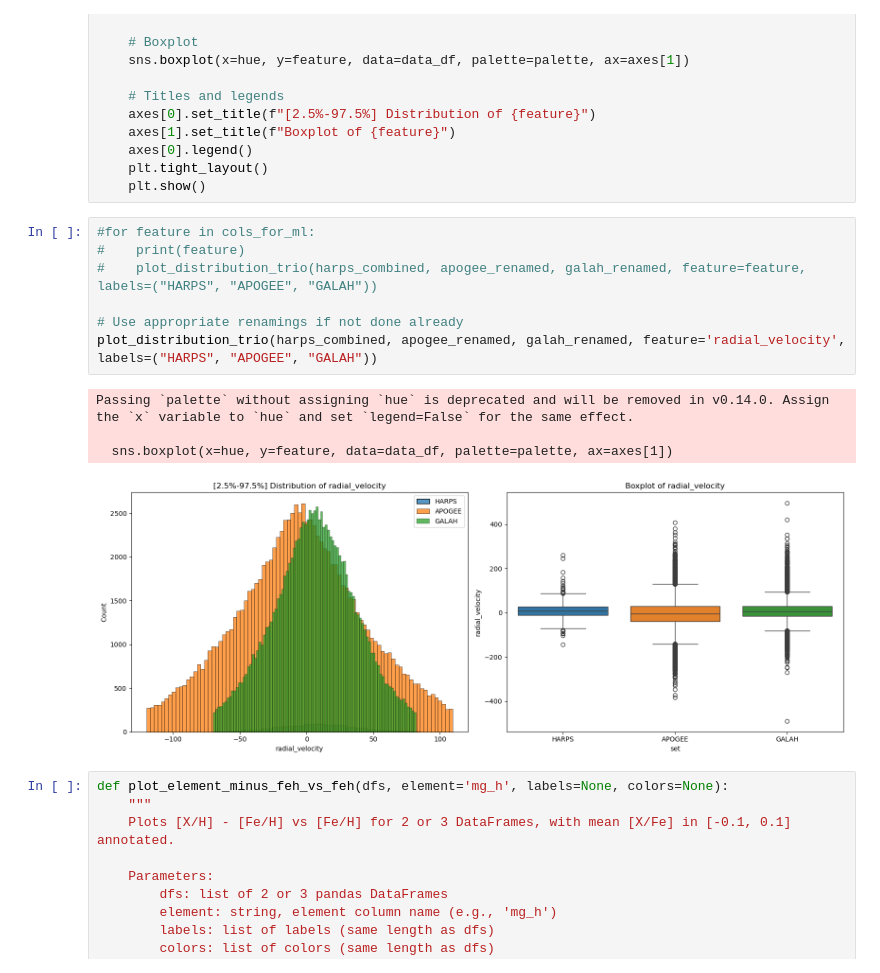
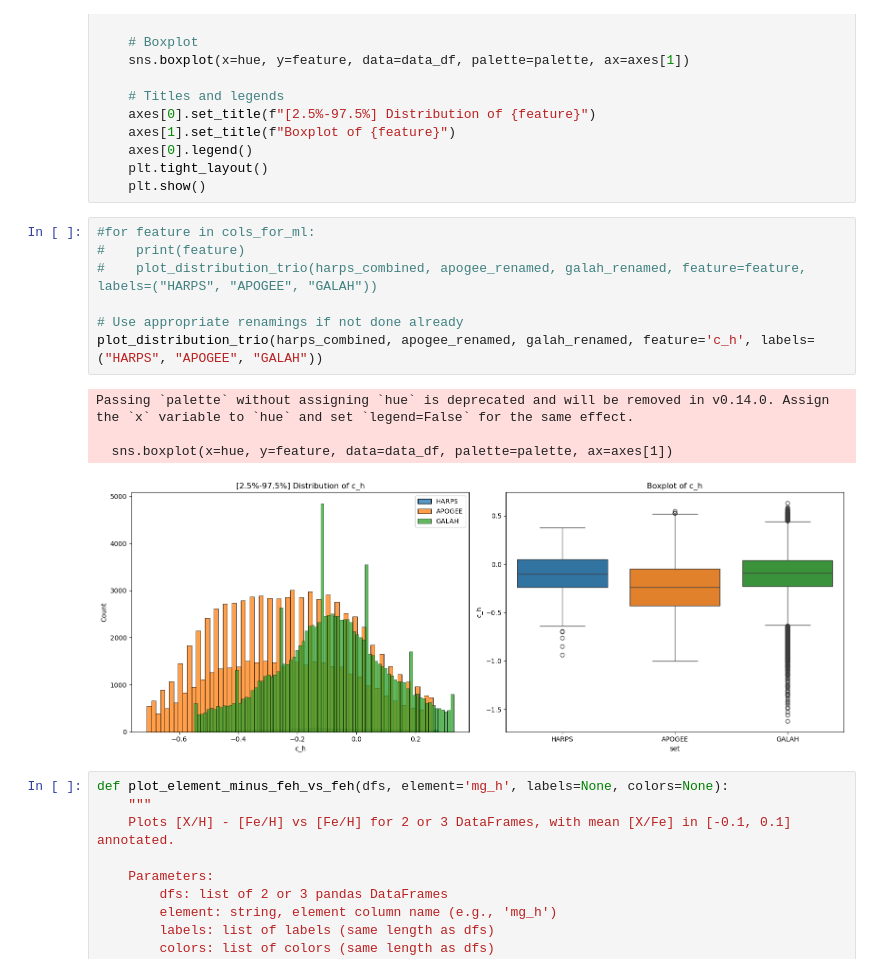
Before and after one commit to vadibekyan/AbundanceML, a Jupyter notebook: comparing_samples.ipynb, the cells around one changed output. Saved outputs shown, nothing was run; the diff lists cells and outputs as text.

```diff
--- a/comparing_samples.ipynb
+++ b/comparing_samples.ipynb
@@ -366,15 +366,15 @@ def plot_distribution_trio(df1, df2, df3, feature, labels=("df1", "df2", "df3"),
 # %%
 #for feature in cols_for_ml:
 #    print(feature)
 #    plot_distribution_trio(harps_combined, apogee_renamed, galah_renamed, feature=feature, labels=("HARPS", "APOGEE", "GALAH"))
 
 # Use appropriate renamings if not done already
-plot_distribution_trio(harps_combined, apogee_renamed, galah_renamed, feature='radial_velocity', labels=("HARPS", "APOGEE", "GALAH"))
+plot_distribution_trio(harps_combined, apogee_renamed, galah_renamed, feature='c_h', labels=("HARPS", "APOGEE", "GALAH"))
 # %% [output]
 Passing `palette` without assigning `hue` is deprecated and will be removed in v0.14.0. Assign the `x` variable to `hue` and set `legend=False` for the same effect.
 
   sns.boxplot(x=hue, y=feature, data=data_df, palette=palette, ax=axes[1])
-[figure, old version]
+[figure, new version]
 # %%
 def plot_element_minus_feh_vs_feh(dfs, element='mg_h', labels=None, colors=None):
     """
```
Also changed, not shown: parts of 6 cells of this notebook.
